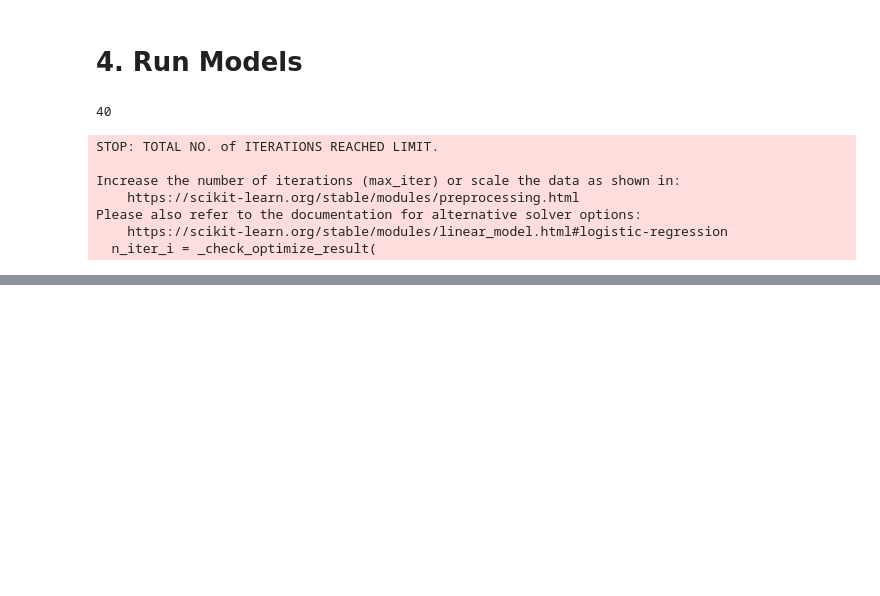
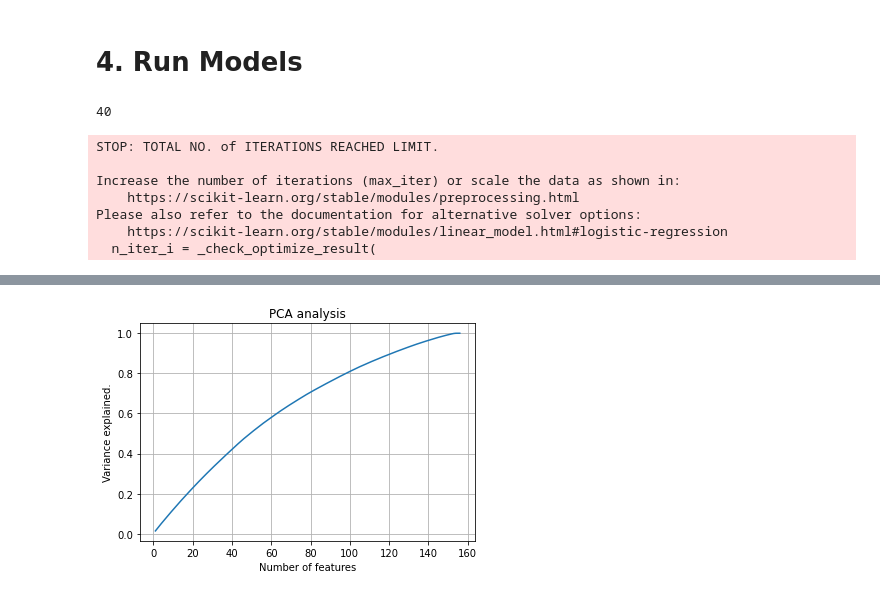
Before and after one commit to mkorob/AI_Authorship_Attribution, a Jupyter notebook: src/gpt-who.ipynb, the cells around one changed output, grey strips where cells are left out. Saved outputs shown, nothing was run; the diff lists cells and outputs as text; code cells hidden in the pictures; blank space fills up the shorter version.

```diff
--- a/src/gpt-who.ipynb
+++ b/src/gpt-who.ipynb
@@ -270,0 +292,25 @@ Please also refer to the documentation for alternative solver options:
+# %%
+from sklearn.decomposition import PCA
+from sklearn.preprocessing import StandardScaler
+import matplotlib.pyplot as plt
+
+
+feature_names = X_train.columns.values.tolist()
+
+pca = PCA(n_components=min(len(feature_names), len(X_train.index)))
+pca.fit_transform(X)
+
+fig, ax = plt.subplots()
+var_explained = pca.explained_variance_ratio_.cumsum()
+components = [i+1 for i in range(len(var_explained))]
+ax.plot(components, var_explained)
+
+
+ax.set(xlabel='Number of features', ylabel='Variance explained.',
+       title='PCA analysis')
+ax.grid()
+
+fig.savefig("pca_analysis.png")
+plt.show()
+# %% [output]
+[figure, added]
```
Also changed, not shown: parts of 2 cells of this notebook, 1 other file.
